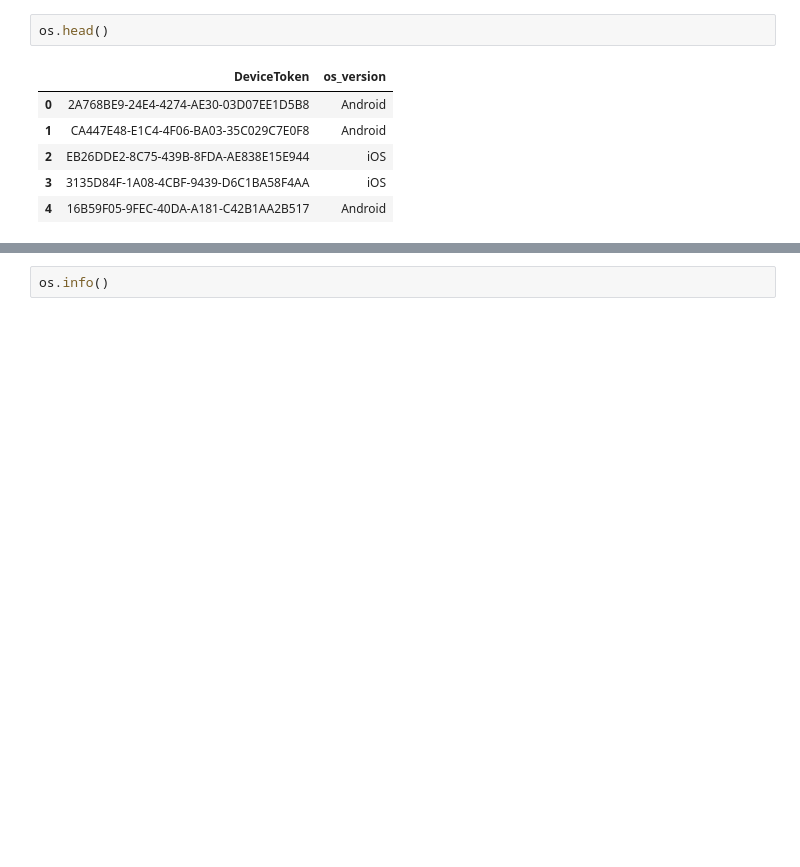
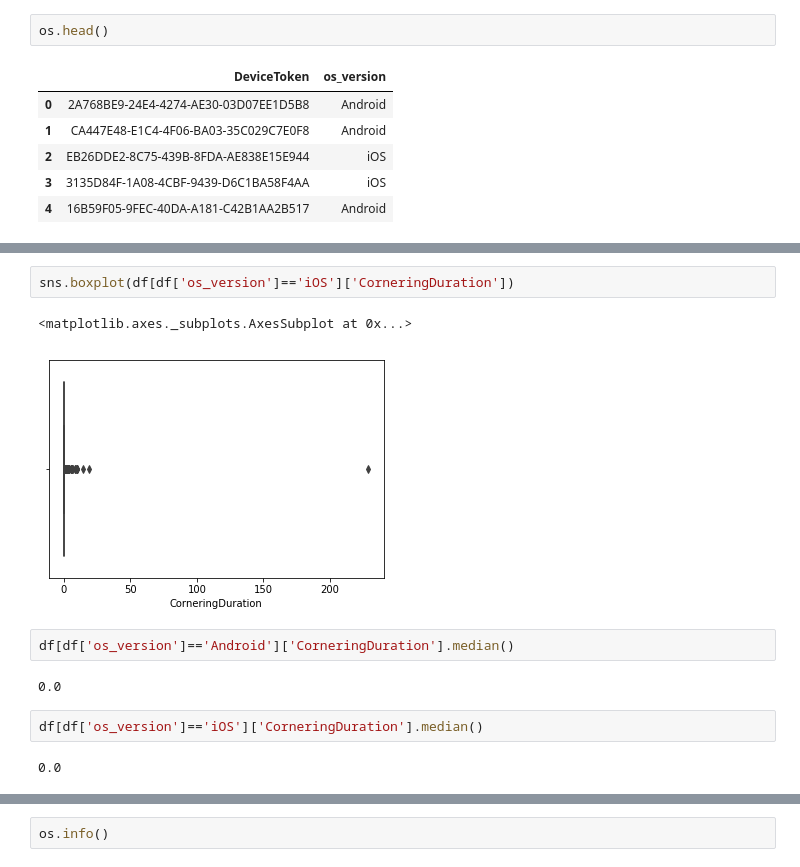
Before and after one commit to Simaregele/GeoDataPrediction, a Jupyter notebook: Test Geo Data.ipynb, the cells around one changed output, grey strips where cells are left out. Saved outputs shown, nothing was run; the diff lists cells and outputs as text; blank space fills up the shorter version.

```diff
--- a/Test Geo Data.ipynb
+++ b/Test Geo Data.ipynb
@@ -133,0 +307,13 @@ df.head()
+# %%
+sns.boxplot(df[df['os_version']=='iOS']['CorneringDuration'])
+# %% [output]
+<matplotlib.axes._subplots.AxesSubplot at 0x...>
+[figure, added]
+# %%
+df[df['os_version']=='Android']['CorneringDuration'].median()
+# %% [output]
+0.0
+# %%
+df[df['os_version']=='iOS']['CorneringDuration'].median()
+# %% [output]
+0.0
```
Also changed, not shown: parts of 51 cells of this notebook.
